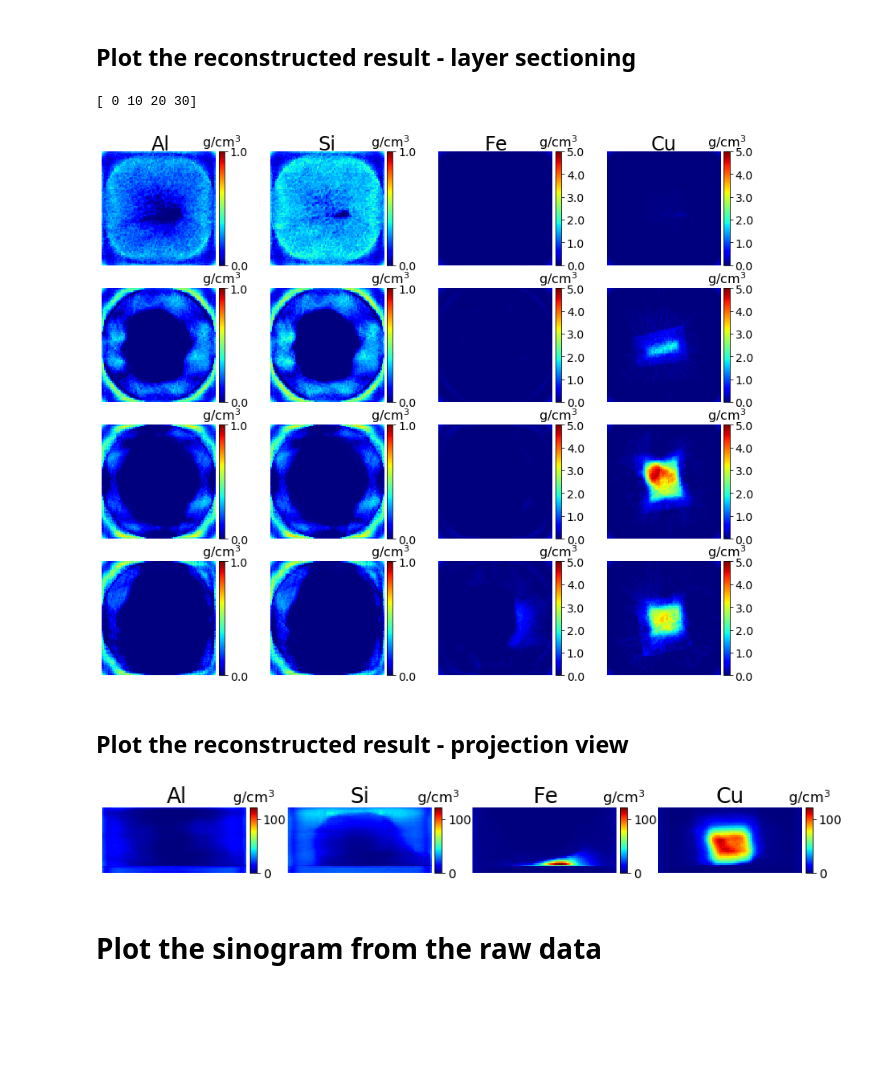
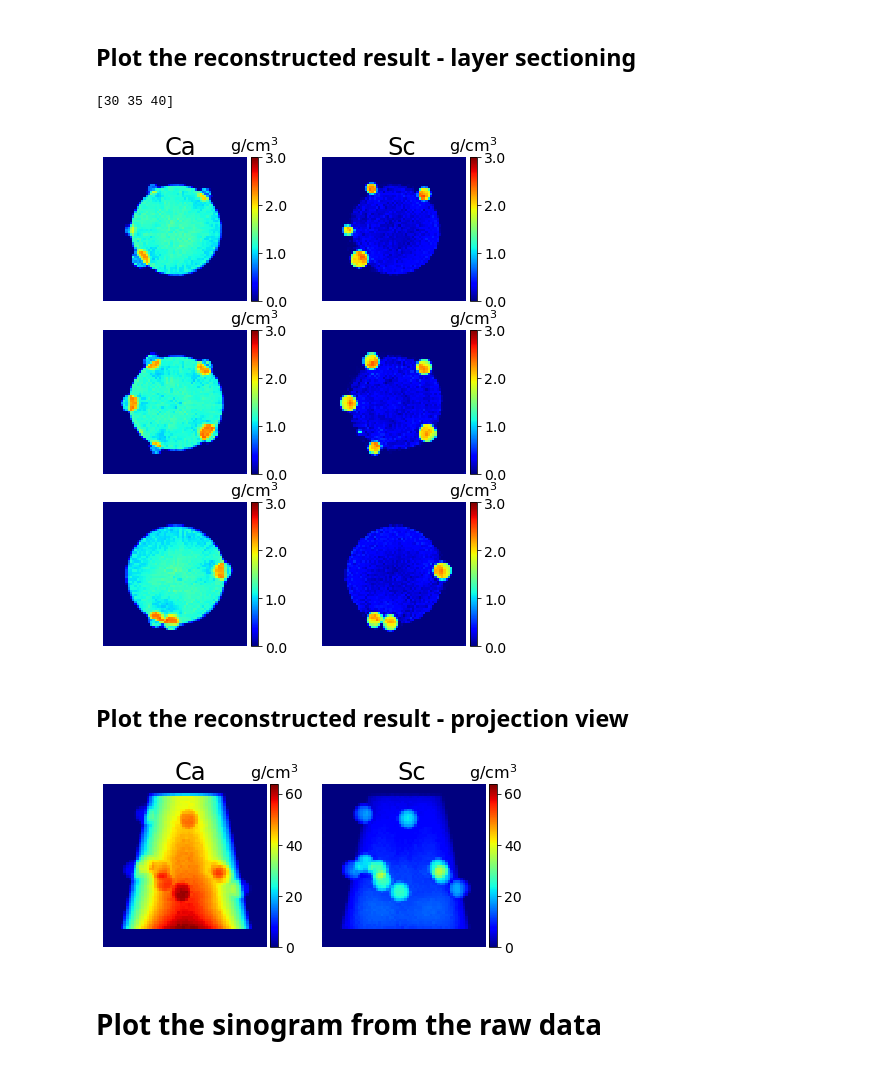
Before and after one commit to hpphappy/XRF_tomography, a Jupyter notebook: 3D/recon_plot-Copy1.ipynb, the cells around one changed output. Drawn from its saved outputs; the diff is of its cells as text; code cells hidden in the pictures; blank space fills up the shorter version.

```diff
--- a/3D/recon_plot-Copy1.ipynb
+++ b/3D/recon_plot-Copy1.ipynb
@@ -82,7 +82,7 @@ det_ds_spacing_cm = 2.4/2
 
 
 # path of storing the intersecting information and the reconstructing results #
-recon_path = './data/Xtal1_align1_adjusted1_ds2_recon/Ab_T_nEl_4_nDpts_5_b_1E-4_lr_1E-3'
+recon_path = './data/Xtal1_align1_adjusted1_ds4_recon/Ab_F_nEl_4_nDpts_5_b_1E-4_lr_1E-3'
 # recon_path = './data/Xtal1_align1_adjusted1_ds4_recon/b_1E-4'
 f_recon_parameters = 'recon_parameters.txt'
 f_recon_grid = 'grid_concentration'
@@ -95,46 +95,46 @@ print(np.mean(recon))
 # %% [markdown]
 ## Plot the reconstructed result - layer sectioning
 # %%
-layer_idx_ls = np.arange(0, 40, 10)
-# layer_idx_ls = np.array([30, 35, 40])
+# layer_idx_ls = np.arange(0, 20, 2)
+layer_idx_ls = np.array([30, 35, 40])
 print(layer_idx_ls)
 recon = np.load(os.path.join(recon_path, f_recon_grid + '.npy'))
 
 image_size = recon.shape[-1]
 fig6 = plt.figure(figsize=(4 * recon.shape[0] * 0.9 , 3 * len(layer_idx_ls)))
 gs6 = gridspec.GridSpec(nrows= len(layer_idx_ls), ncols = recon.shape[0], width_ratios=[1] * recon.shape[0])
 
-fig6.text(0.160+0.035, 0.882, 'Al', color='black', fontsize=24)
-fig6.text(0.36+0.035, 0.882, 'Si', color='black', fontsize=24)
-fig6.text(0.56+0.035, 0.882, 'Fe', color='black', fontsize=24)
-fig6.text(0.76+0.035, 0.882, 'Cu', color='black', fontsize=24)
+# fig6.text(0.160+0.035, 0.882, 'Al', color='black', fontsize=24)
+# fig6.text(0.36+0.035, 0.882, 'Si', color='black', fontsize=24)
+# fig6.text(0.56+0.035, 0.882, 'Fe', color='black', fontsize=24)
+# fig6.text(0.76+0.035, 0.882, 'Cu', color='black', fontsize=24)
 
-vmax_element_ls = [1,1,5,5]
-# fig6.text(0.27, 0.885, 'Ca', color='black', fontsize=24)
-# fig6.text(0.70, 0.885, 'Sc', color='black', fontsize=24)
+# vmax_element_ls = [1,1,5,5]
+fig6.text(0.27, 0.885, 'Ca', color='black', fontsize=24)
+fig6.text(0.70, 0.885, 'Sc', color='black', fontsize=24)
 
 for element_idx in range(recon.shape[0]):
     for idx, layer_idx in enumerate(layer_idx_ls):
         fig6_ax1 = fig6.add_subplot(gs6[idx, element_idx])
         fig6_ax1.set_xticks(np.arange(0, image_size, 1))
         fig6_ax1.set_yticks(np.arange(0, image_size, 1))
         # fig6_ax1.grid(color='w', linewidth=2)
         fig6_ax1.axis('off')
-        pos = fig6_ax1.imshow(recon[element_idx,layer_idx], cmap='jet', vmin=0, vmax=vmax_element_ls[element_idx], extent=[0., image_size, image_size, 0.], origin='upper')
+#         pos = fig6_ax1.imshow(recon[element_idx,layer_idx], cmap='jet', vmin=0, vmax=vmax_element_ls[element_idx], extent=[0., image_size, image_size, 0.], origin='upper')
 #         pos = fig6_ax1.imshow(recon[element_idx,layer_idx], cmap='jet', vmin=0, vmax=np.ceil(np.max(recon[element_idx])), extent=[0., image_size, image_size, 0.], origin='upper')
-#         pos = fig6_ax1.imshow(recon[element_idx,layer_idx], cmap='jet', vmin=0, vmax=3, extent=[0., image_size, image_size, 0.], origin='upper')
+        pos = fig6_ax1.imshow(recon[element_idx,layer_idx], cmap='jet', vmin=0, vmax=3, extent=[0., image_size, image_size, 0.], origin='upper')
         divider = make_axes_locatable(fig6_ax1)
         cax = divider.append_axes("right", size="5%", pad=0.05)
         ticks = np.arange(0, np.ceil(np.max(recon[element_idx]))+1, 1)
         cbar = fig6.colorbar(pos, cax=cax, ticks=ticks)
         cbar.ax.set_yticklabels(["{:.1f}".format(i) for i in ticks])
         cbar.ax.tick_params(labelsize=14)
         cbar.ax.set_title('g/'+r'$\rm{cm}^{3}$', size='16')
 
 plt.savefig(os.path.join(recon_path, 'recon_layer_section.pdf'))
 # %% [output]
-[ 0 10 20 30]
+[30 35 40]
-[figure, old version]
+[figure, new version]
 # %% [markdown]
 ## Plot the reconstructed result - projection view
 # %%
@@ -153,13 +153,13 @@ recon_proj = np.sum(recon, axis=2)
 fig6 = plt.figure(figsize=(4 * recon.shape[0] * 0.9 , 3))
 gs6 = gridspec.GridSpec(nrows= 1, ncols = recon.shape[0], width_ratios=[1] * recon.shape[0])
 
-fig6.text(0.160+0.035, 0.7, 'Al', color='black', fontsize=24)
-fig6.text(0.360+0.035, 0.7, 'Si', color='black', fontsize=24)
-fig6.text(0.560+0.035, 0.7, 'Fe', color='black', fontsize=24)
-fig6.text(0.760+0.035, 0.7, 'Cu', color='black', fontsize=24)
+# fig6.text(0.160+0.035, 0.7, 'Al', color='black', fontsize=24)
+# fig6.text(0.360+0.035, 0.7, 'Si', color='black', fontsize=24)
+# fig6.text(0.560+0.035, 0.7, 'Fe', color='black', fontsize=24)
+# fig6.text(0.760+0.035, 0.7, 'Cu', color='black', fontsize=24)
 
-# fig6.text(0.27, 0.9, 'Ca', color='black', fontsize=24)
-# fig6.text(0.70, 0.9, 'Sc', color='black', fontsize=24)
+fig6.text(0.27, 0.9, 'Ca', color='black', fontsize=24)
+fig6.text(0.70, 0.9, 'Sc', color='black', fontsize=24)
 
 for element_idx in range(recon.shape[0]):
     fig6_ax1 = fig6.add_subplot(gs6[0, element_idx])
@@ -178,7 +178,7 @@ for element_idx in range(recon.shape[0]):
 
 plt.savefig(os.path.join(recon_path, f'recon_projection_{fraction_of_pi}.pdf'))
 # %% [output]
-[figure, old version]
+[figure, new version]
 # %% [markdown]
 # Plot the sinogram from the raw data
 # %%
```
Also changed, not shown: parts of 1 cell of this notebook, 5 other files.
